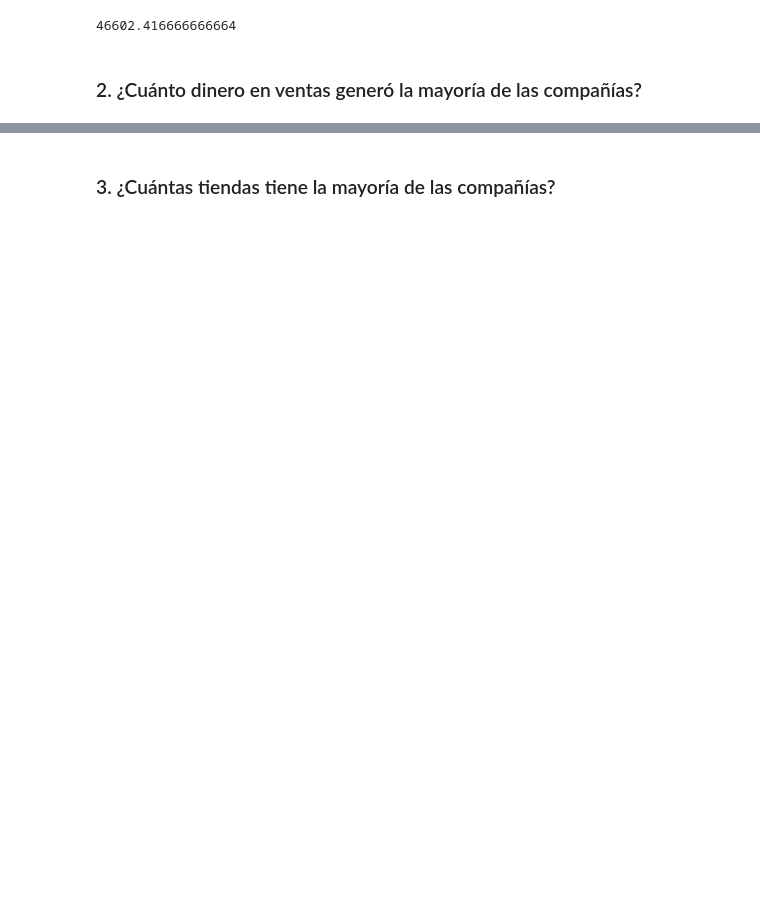
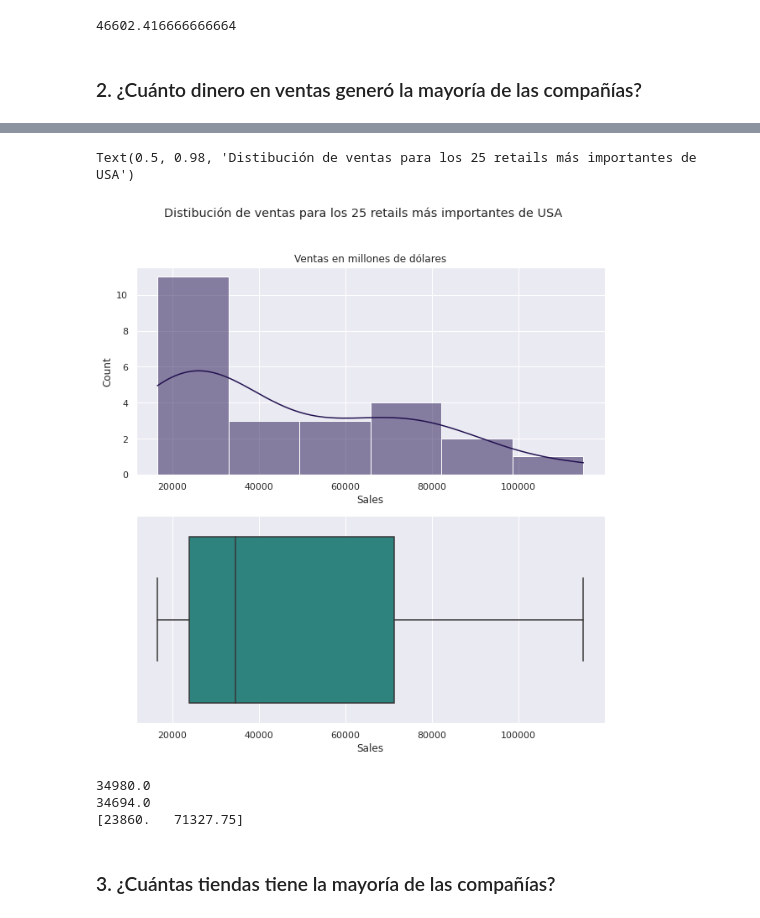
Before and after one commit to HarryVargas96/Retail, a Jupyter notebook: Retail_USA.ipynb, the cells around one changed output, grey strips where cells are left out. Cells and saved outputs as stored; diff of their text form; code cells hidden in the pictures; blank space fills up the shorter version.

```diff
--- a/Retail_USA.ipynb
+++ b/Retail_USA.ipynb
@@ -133,2 +141,21 @@ np.sort(np.array(retail['Sales']))[0:24].mean()
+# %%
+fig, ax = plt.subplots(2,1, figsize = (10,10))
+
+sns.histplot(data = retail_2, x = 'Sales', ax=ax[0], kde=True)
+sns.boxplot(data = retail_2, x = 'Sales', ax=ax[1], palette='viridis')
+
+ax[0].set_title('Ventas en millones de dólares')
+fig.suptitle('Distibución de ventas para los 25 retails más importantes de USA')
+# %% [output]
+Text(0.5, 0.98, 'Distibución de ventas para los 25 retails más importantes de USA')
+[figure, added]
+# %%
+print(retail['Sales'].median())
+print(retail_2['Sales'].median())
+print(np.quantile(retail_2['Sales'],[0.25,0.75]))
+# %% [output]
+34980.0
+34694.0
+[23860.   71327.75]
 # %% [markdown]
 ### 3. ¿Cuántas tiendas tiene la mayoría de las compañías?
```
Also changed, not shown: parts of 26 cells of this notebook.
